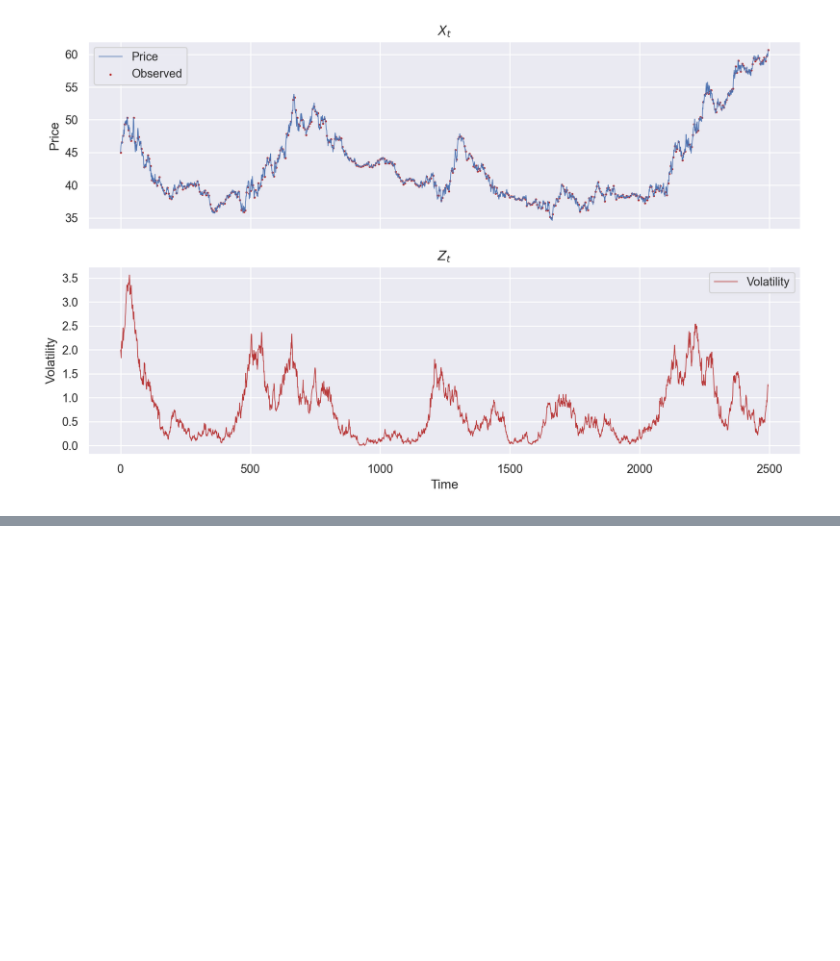
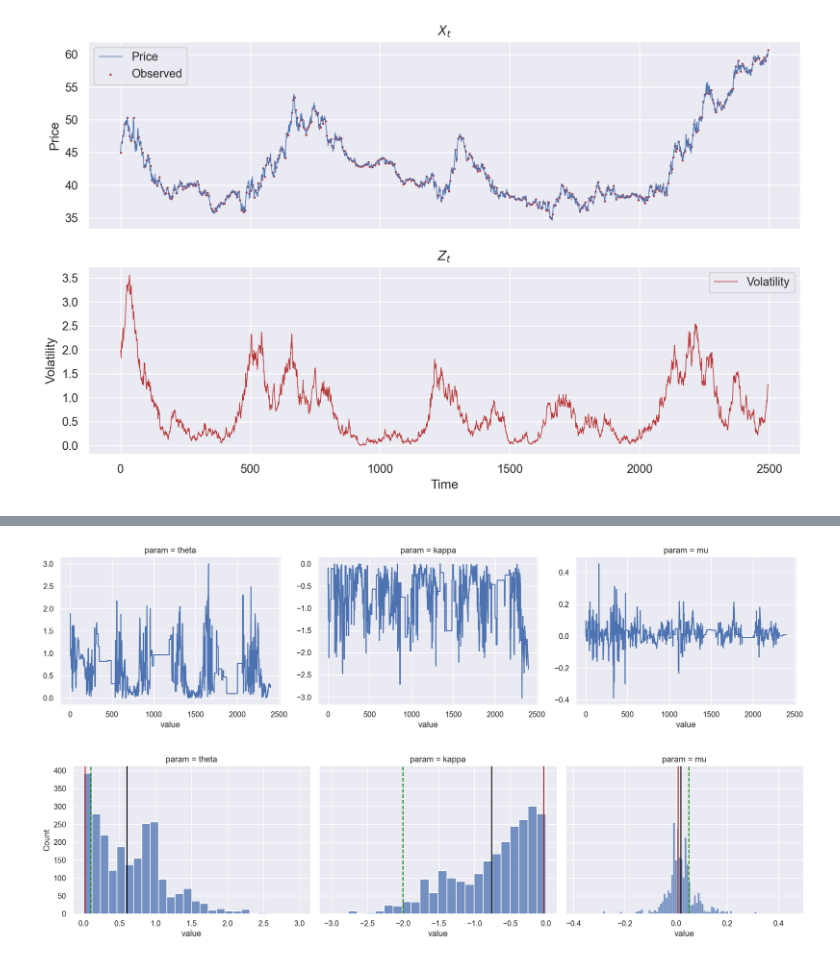
Before and after one commit to jramkiss/sv-stability-tests, a Jupyter notebook: StochVol Model.ipynb, the cells around one changed output, grey strips where cells are left out. Cells and saved outputs as stored; diff of their text form; code cells hidden in the pictures; blank space fills up the shorter version.

```diff
--- a/StochVol Model.ipynb
+++ b/StochVol Model.ipynb
@@ -680,8 +540,22 @@ DeviceArray([0.6452, 0.6452, 0.6276], dtype=float32)
 # %%
-num_warmup = 200
+def plot_posteriors(pg_out, theta_true=theta, theta_init=theta_init, warmup_frac=5):
+    num_warmup = n_iter // warmup_frac
 
-posteriors = pd.DataFrame(
-    pg_out["theta"][num_warmup:],
-    columns = ["theta", "kappa", "mu"])
+    posteriors = pd.DataFrame(
+        pg_out["theta"][num_warmup:],
+        columns = ["theta", "kappa", "mu"])
 
-plot_posteriors = pd.melt(posteriors, var_name = "param")
+    plot_posteriors = pd.melt(posteriors, var_name = "param")
+
+    g = sns.FacetGrid(plot_posteriors,
+                      sharex=True, sharey=0,
+                      col="param", height=4, aspect=1.3, col_wrap=3)
+    g.map(plt.plot, "value");
+
+    g = sns.FacetGrid(plot_posteriors,
+                      sharex=False, sharey=1,
+                      col="param", height=4, aspect=1.3, col_wrap=3)
+    g.map(sns.histplot, "value")
+    [g.axes[i].axvline(x=theta_true[i], color = "firebrick", ls='-') for i in range(len(theta))];
+    [g.axes[i].axvline(x=theta_init[i], color = "green", ls='--') for i in range(len(theta))];
+    [g.axes[i].axvline(x=pg_out["theta"][:, i].mean(), color = "black", ls='-') for i in range(len(theta))];
@@ -703,0 +562,5 @@ g.map(sns.histplot, "value")
+# %%
+plot_posteriors(pg_out)
+# %% [output]
+[figure, added]
+[figure, added]
```
Also changed, not shown: parts of 23 cells of this notebook, 5 other files.
